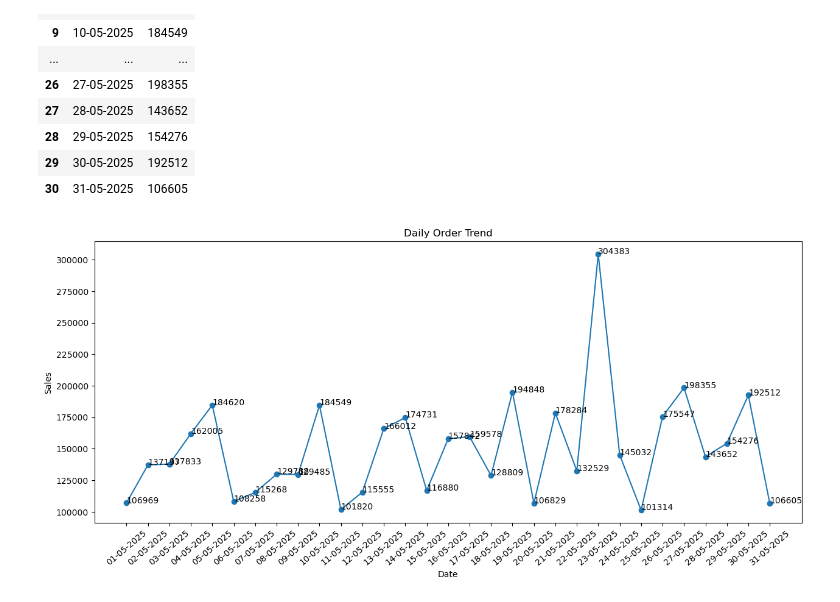
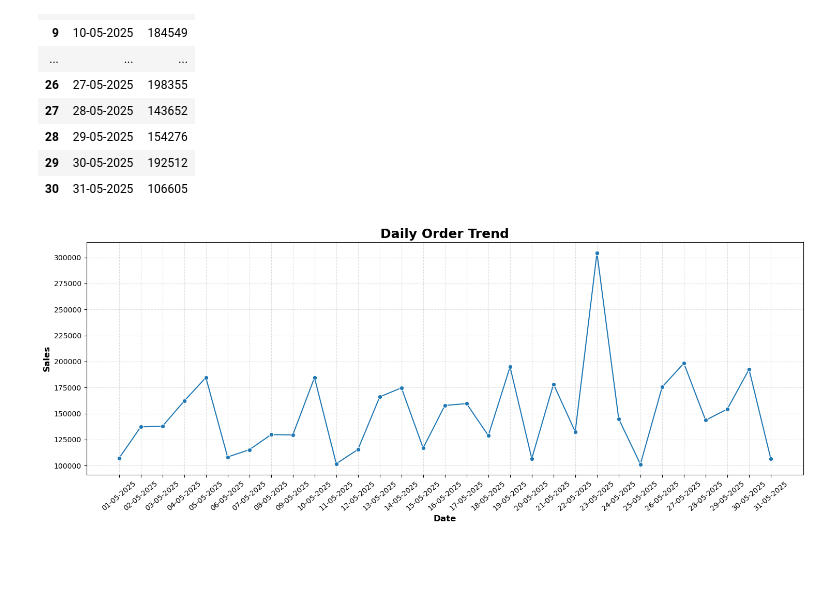
Before and after one commit to niko-exe/python_library_analysis, a Jupyter notebook: Homies Cafe EDA.ipynb, the cells around one changed output. Saved outputs shown, nothing was run; the diff lists cells and outputs as text; code cells hidden in the pictures; blank space fills up the shorter version.

```diff
--- a/Homies Cafe EDA.ipynb
+++ b/Homies Cafe EDA.ipynb
@@ -265,12 +268,13 @@ time_group
 # %%
 plt.figure(figsize=(15,6))
 sns.lineplot(x=time_group.time, y=time_group.item,marker="o")
-plt.title("Hourly Order Trend")
+plt.title("Hourly Order Trend",fontsize=18,fontweight='bold')
 plt.xticks(rotation=20)
-plt.xlabel("Hours")
-plt.ylabel("Sales")
+plt.xlabel("Hours",fontsize=12,fontweight='bold')
+plt.ylabel("Sales",fontsize=12,fontweight='bold')
 plt.tight_layout()
 for i, j in enumerate(time_group.item):
-    plt.text(i,j-.5,str(j))
+    plt.text(i,j+.5,str(j))
+plt.grid(True,linestyle ="--", alpha =0.4)
 plt.show()
 # %% [output]
@@ -307,16 +311,22 @@ ordersondays
 | 29 | 30-05-2025 | 192512 |
 | 30 | 31-05-2025 | 106605 |
 # %%
-#maybe format this a bit?
+def format_number(n):
+    if j >= 1_000_000:
+        return f'{n/1_000_000:.1f}M'
+    elif j >= 1_000:
+        return f'{j/1_000:.0f}K'
+    else:
+        return str(j)
 plt.figure(figsize=(15,6))
-plt.plot(ordersondays.order_date,ordersondays.sales,marker="o")
-plt.title("Daily Order Trend")
+sns.lineplot(x=ordersondays.order_date,y=ordersondays.sales,marker="o")
+plt.title("Daily Order Trend",fontsize=18,fontweight='bold')
 plt.xticks(rotation=40)
-plt.xlabel("Date")
-plt.ylabel("Sales")
-for i,j in enumerate(ordersondays.sales):
-    plt.text(i,j+1,str(j))
+plt.xlabel("Date",fontsize=12,fontweight='bold')
+plt.ylabel("Sales",fontsize=12,fontweight='bold')
+plt.tight_layout()
+plt.grid(True,linestyle ="--", alpha =0.4)
 plt.show()
 # %% [output]
-[figure, old version]
+[figure, new version]
 # %%
```
Also changed, not shown: parts of 12 cells of this notebook.
